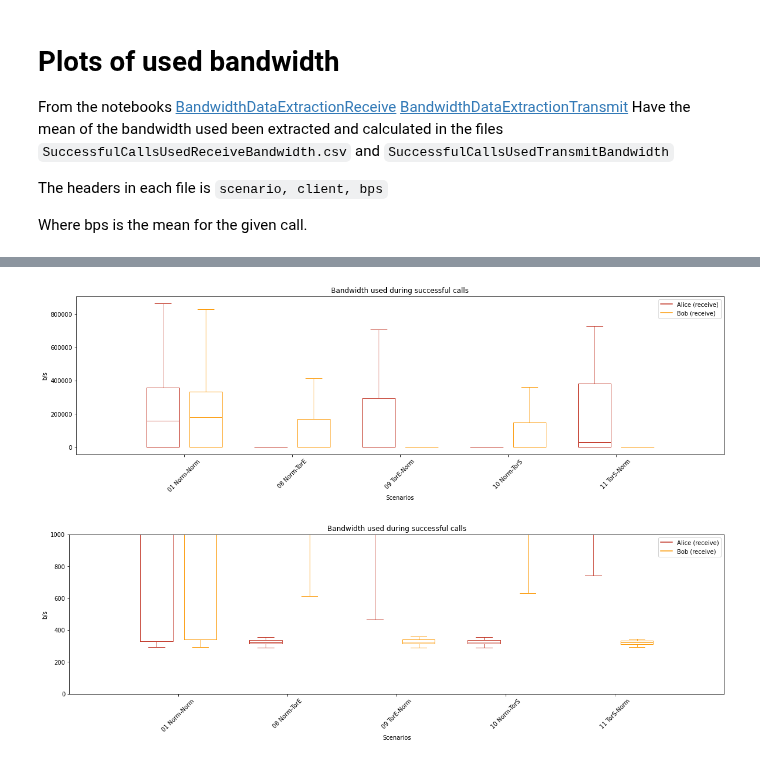
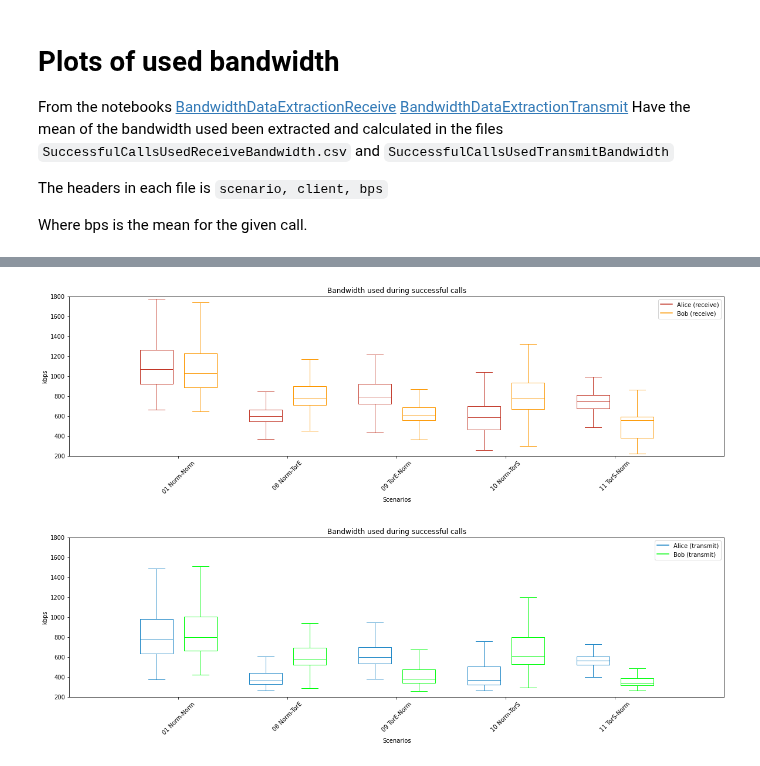
Before and after one commit to Master2022E/OnionRTC-experiment, a Jupyter notebook: Dataprocess/BandwidthUsedPlots.ipynb, the cells around one changed output, grey strips where cells are left out. Saved outputs shown, nothing was run; the diff lists cells and outputs as text; code cells hidden in the pictures.

```diff
--- a/Dataprocess/BandwidthUsedPlots.ipynb
+++ b/Dataprocess/BandwidthUsedPlots.ipynb
@@ -50,11 +50,11 @@ for scenario in receiveDf["scenario"].unique():
 
   logging.info(f"Scenario: {s}, Alice: {a}, Bob: {b}")
 
-  dataReceiveAlice.append(receiveDf.loc[(receiveDf["scenario"] == scenario) & (receiveDf["client"] == a)]["bps"].values)
-  dataTransmitAlice.append(transmitDf.loc[(transmitDf["scenario"] == scenario) & (transmitDf["client"] == a)]["bps"].values)
+  dataReceiveAlice.append(receiveDf.loc[(receiveDf["scenario"] == scenario) & (receiveDf["client"] == a)]["bps"].values / 1000)
+  dataTransmitAlice.append(transmitDf.loc[(transmitDf["scenario"] == scenario) & (transmitDf["client"] == a)]["bps"].values / 1000)
 
-  dataReceiveBob.append(receiveDf.loc[(receiveDf["scenario"] == scenario) & (receiveDf["client"] == b)]["bps"].values)
-  dataTransmitBob.append(transmitDf.loc[(transmitDf["scenario"] == scenario) & (transmitDf["client"] == b)]["bps"].values)
+  dataReceiveBob.append(receiveDf.loc[(receiveDf["scenario"] == scenario) & (receiveDf["client"] == b)]["bps"].values / 1000)
+  dataTransmitBob.append(transmitDf.loc[(transmitDf["scenario"] == scenario) & (transmitDf["client"] == b)]["bps"].values / 1000)
 
 def set_box_color(bp, color):
     plt.setp(bp['boxes'], color=color)
@@ -77,67 +77,66 @@ colorBobReceive = "#fc9803"
 # %%
 
 plt.figure()
 
 bpReceiveAlice = plt.boxplot(dataReceiveAlice, positions=np.array(range(len(dataReceiveAlice)))*2.0-0.4, sym='', widths=0.6)
 bpReceiveBob = plt.boxplot(dataReceiveBob, positions=np.array(range(len(dataReceiveBob)))*2.0+0.4, sym='', widths=0.6)
 
 set_box_color(bpReceiveAlice, colorAliceReceive) # colors are from http://colorbrewer2.org/
 set_box_color(bpReceiveBob, colorBobReceive)
 
 # draw temporary red and blue lines and use them to create a legend
 plt.plot([], c=colorAliceReceive, label='Alice (receive)')
 plt.plot([], c=colorBobReceive, label='Bob (receive)')
 
 plt.legend()
 plt.title("Bandwidth used during successful calls")
 plt.rcParams["figure.figsize"] = [20,5]
 
 plt.xlabel('Scenarios')
 ticks = hf.getScenarioLabels(receiveDf["scenario"].unique())
 plt.xticks(range(0, len(ticks) * 2, 2), ticks, rotation=45)
 plt.xlim(-2, len(ticks)*2)
 
-#plt.ylim(0, 500)
-plt.ylabel('b/s')
+plt.ylim(200, 1800)
+plt.ylabel('kbps')
 
 
-#plt.savefig("output_folder/BoxPlotUsedBandwidth.png", format="png", bbox_inches='tight', transparent=False, dpi=600, pad_inches=0.1, facecolor='w', edgecolor='w')
-#plt.savefig("output_folder/BoxPlotUsedBandwidth.svg", format="svg", bbox_inches='tight', transparent=False, dpi=600, pad_inches=0.1, facecolor='w', edgecolor='w')
+plt.savefig("output_folder/BoxPlotUsedBandwidthReceive.png", format="png", bbox_inches='tight', transparent=False, dpi=600, pad_inches=0.1, facecolor='w', edgecolor='w')
+plt.savefig("output_folder/BoxPlotUsedBandwidthReceive.svg", format="svg", bbox_inches='tight', transparent=False, dpi=600, pad_inches=0.1, facecolor='w', edgecolor='w')
 plt.show()
 # %% [output]
-[figure, old version]
+[figure, new version]
 # %%
-
 plt.figure()
 
-bpReceiveAlice = plt.boxplot(dataReceiveAlice, positions=np.array(range(len(dataReceiveAlice)))*2.0-0.4, sym='', widths=0.6)
-bpReceiveBob = plt.boxplot(dataReceiveBob, positions=np.array(range(len(dataReceiveBob)))*2.0+0.4, sym='', widths=0.6)
+bpTransmitAlice = plt.boxplot(dataTransmitAlice, positions=np.array(range(len(dataTransmitAlice)))*2.0-0.4, sym='', widths=0.6)
+bpTransmitBob = plt.boxplot(dataTransmitBob, positions=np.array(range(len(dataTransmitBob)))*2.0+0.4, sym='', widths=0.6)
 
-set_box_color(bpReceiveAlice, colorAliceReceive) # colors are from http://colorbrewer2.org/
-set_box_color(bpReceiveBob, colorBobReceive)
+set_box_color(bpTransmitAlice, colorAliceTransmit) # colors are from http://colorbrewer2.org/
+set_box_color(bpTransmitBob, colorBobTransmit)
 
 # draw temporary red and blue lines and use them to create a legend
-plt.plot([], c=colorAliceReceive, label='Alice (receive)')
-plt.plot([], c=colorBobReceive, label='Bob (receive)')
+plt.plot([], c=colorAliceTransmit, label='Alice (transmit)')
+plt.plot([], c=colorBobTransmit, label='Bob (transmit)')
 
 plt.legend()
 plt.title("Bandwidth used during successful calls")
 plt.rcParams["figure.figsize"] = [20,5]
 
 plt.xlabel('Scenarios')
-ticks = hf.getScenarioLabels(receiveDf["scenario"].unique())
+ticks = hf.getScenarioLabels(transmitDf["scenario"].unique())
 plt.xticks(range(0, len(ticks) * 2, 2), ticks, rotation=45)
 plt.xlim(-2, len(ticks)*2)
 
-plt.ylim(0, 1000)
-plt.ylabel('b/s')
+plt.ylim(200, 1800)
+plt.ylabel('kbps')
 
 
-#plt.savefig("output_folder/BoxPlotUsedBandwidth.png", format="png", bbox_inches='tight', transparent=False, dpi=600, pad_inches=0.1, facecolor='w', edgecolor='w')
-#plt.savefig("output_folder/BoxPlotUsedBandwidth.svg", format="svg", bbox_inches='tight', transparent=False, dpi=600, pad_inches=0.1, facecolor='w', edgecolor='w')
+plt.savefig("output_folder/BoxPlotUsedBandwidthTransmit.png", format="png", bbox_inches='tight', transparent=False, dpi=600, pad_inches=0.1, facecolor='w', edgecolor='w')
+plt.savefig("output_folder/BoxPlotUsedBandwidthTransmit.svg", format="svg", bbox_inches='tight', transparent=False, dpi=600, pad_inches=0.1, facecolor='w', edgecolor='w')
 plt.show()
 # %% [output]
-[figure, old version]
+[figure, new version]
 # %%
 plt.figure()
 
```
Also changed, not shown: parts of 3 cells of this notebook, 6 other files.
